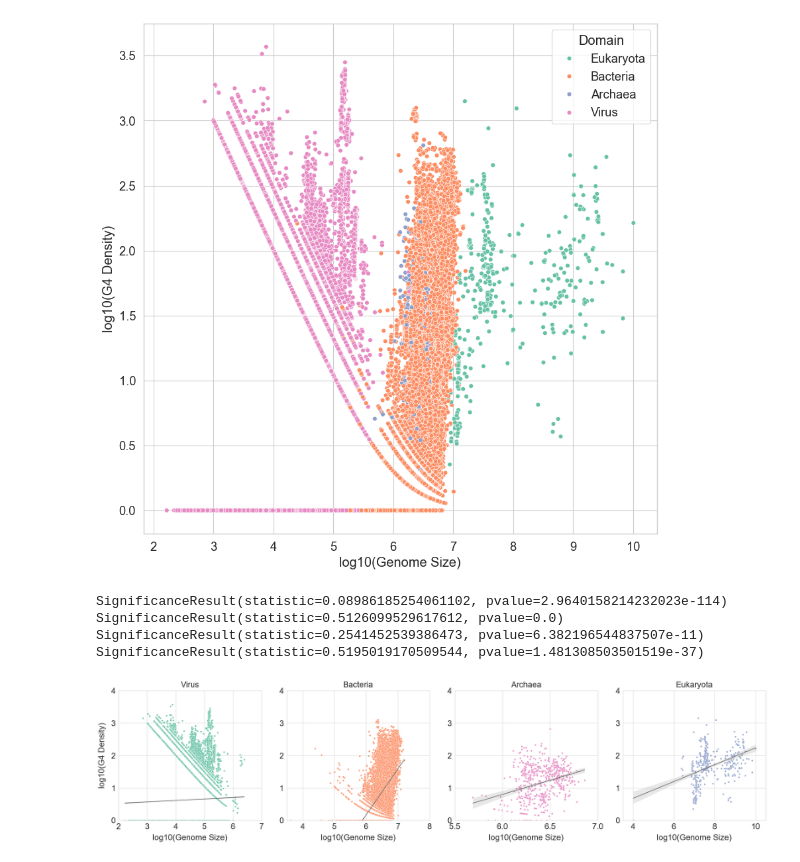
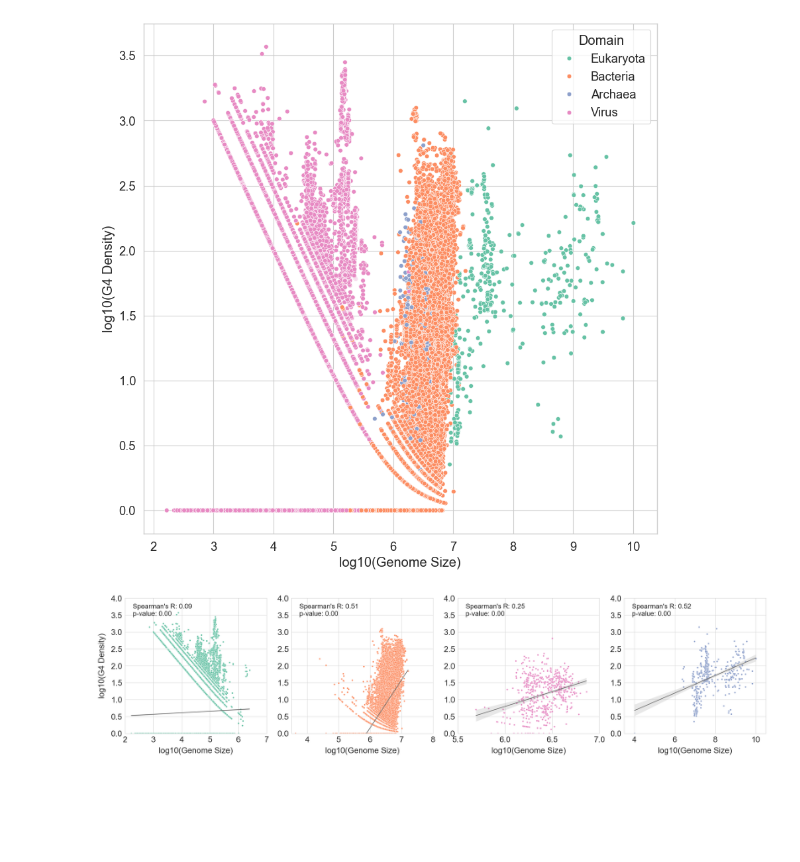
Before and after one commit to Georgakopoulos-Soares-lab/Quadrupia, a Jupyter notebook: notebooks/4_genome_size_vs_g4_count_regex.ipynb, the cells around one changed output. Drawn from its saved outputs; the diff is of its cells as text; code cells hidden in the pictures; blank space fills up the shorter version.

```diff
--- a/notebooks/4_genome_size_vs_g4_count_regex.ipynb
+++ b/notebooks/4_genome_size_vs_g4_count_regex.ipynb
@@ -320,11 +324,6 @@ sns.regplot(
     scatter=False,
     color='dimgrey'
 )
-# set title for each subplot
-ax[0].set_title('Virus', fontsize=24, pad=10)
-ax[1].set_title('Bacteria', fontsize=24, pad=10)
-ax[2].set_title('Archaea', fontsize=24, pad=10)
-ax[3].set_title('Eukaryota', fontsize=24, pad=10)
 
 # set axis labels for each subplot
 ax[0].set_xlabel('log10(Genome Size)', fontsize=24, labelpad=10)
@@ -332,42 +331,41 @@ ax[1].set_xlabel('log10(Genome Size)', fontsize=24, labelpad=10)
 ax[2].set_xlabel('log10(Genome Size)', fontsize=24, labelpad=10)
 ax[3].set_xlabel('log10(Genome Size)', fontsize=24, labelpad=10)
 
 # set y label only for leftmost subplot
 ax[0].set_ylabel('log10(G4 Density)', fontsize=24, labelpad=15)
 ax[1].set_ylabel('')
 ax[2].set_ylabel('')
 ax[3].set_ylabel('')
 
 # specify x axis limits for each subplot
 ax[0].set_xlim(2,7)
 ax[1].set_xlim(3.5,8)
 ax[2].set_xlim(5.5,7)
 ax[3].set_xlim(3.5,10.5)
 
 # specify y axis limits for each subplot
 ax[0].set_ylim(0,4)
 ax[1].set_ylim(0,4)
 ax[2].set_ylim(0,4)
 ax[3].set_ylim(0,4)
 
 # set tick font size
 ax[0].tick_params(axis='both', which='major', labelsize=24)
 ax[1].tick_params(axis='both', which='major', labelsize=24)
 ax[2].tick_params(axis='both', which='major', labelsize=24)
 ax[3].tick_params(axis='both', which='major', labelsize=24)
 
+# display correlation coefficient and p-values for each domain
+virus_corr, virus_p = spearmanr(virus_data['log10(Genome Size)'], virus_data['log10(G4 Density)'])
+bacteria_corr, bacteria_p = spearmanr(bacteria_data['log10(Genome Size)'], bacteria_data['log10(G4 Density)'])
+archaea_corr, archaea_p = spearmanr(archaea_data['log10(Genome Size)'], archaea_data['log10(G4 Density)'])
+eukaryota_corr, eukaryota_p = spearmanr(eukaryota_data['log10(Genome Size)'], eukaryota_data['log10(G4 Density)'])
+ax[0].text(0.055, 0.87, f"Spearman's R: {virus_corr:.2f}\np-value: {virus_p:.2f}", transform=ax[0].transAxes, fontsize=20)
+ax[1].text(0.055, 0.87, f"Spearman's R: {bacteria_corr:.2f}\np-value: {bacteria_p:.2f}", transform=ax[1].transAxes, fontsize=20)
+ax[2].text(0.055, 0.87, f"Spearman's R: {archaea_corr:.2f}\np-value: {archaea_p:.2f}", transform=ax[2].transAxes, fontsize=20)
+ax[3].text(0.055, 0.87, f"Spearman's R: {eukaryota_corr:.2f}\np-value: {eukaryota_p:.2f}", transform=ax[3].transAxes, fontsize=20)
+
 plt.tight_layout()
-
 plt.savefig(f"{BASE_DIR}/plots/genome_size_g4_density_domain_regex.png")
-
-# get correlation coefficient and p-values for each domain
-print(spearmanr(virus_data['log10(Genome Size)'], virus_data['log10(G4 Density)']))
-print(spearmanr(bacteria_data['log10(Genome Size)'], bacteria_data['log10(G4 Density)']))
-print(spearmanr(archaea_data['log10(Genome Size)'], archaea_data['log10(G4 Density)']))
-print(spearmanr(eukaryota_data['log10(Genome Size)'], eukaryota_data['log10(G4 Density)']))
 # %% [output]
-SignificanceResult(statistic=0.08986185254061102, pvalue=2.9640158214232023e-114)
-SignificanceResult(statistic=0.5126099529617612, pvalue=0.0)
-SignificanceResult(statistic=0.2541452539386473, pvalue=6.382196544837507e-11)
-SignificanceResult(statistic=0.5195019170509544, pvalue=1.481308503501519e-37)
-[figure, old version]
+[figure, new version]
```
Also changed, not shown: parts of 2 cells of this notebook, 9 other files.
